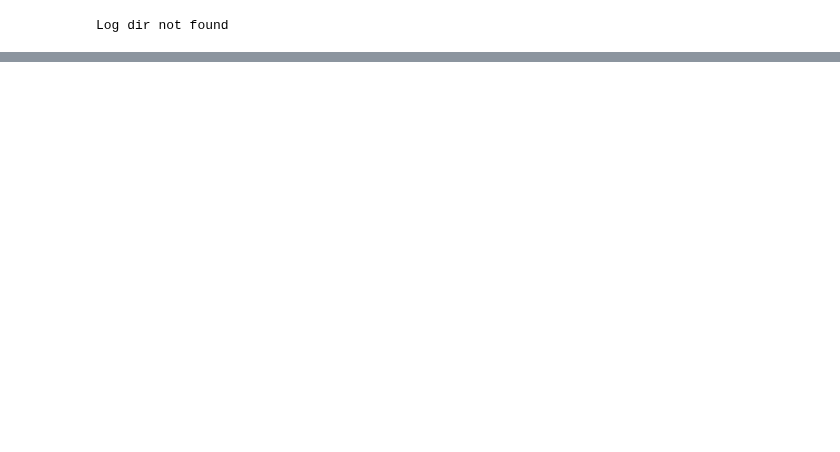
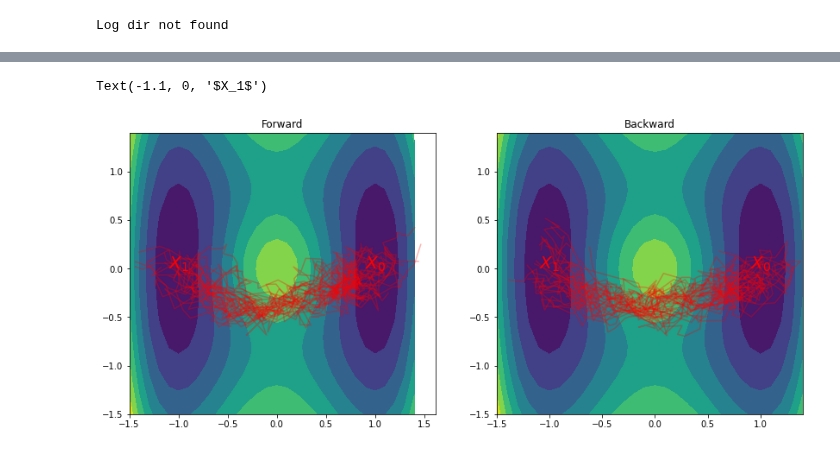
Before and after one commit to franciscovargas/GP_Sinkhorn, a Jupyter notebook: notebooks/Well-big-Wall.ipynb, the cells around one changed output, grey strips where cells are left out. Cells and saved outputs as stored; diff of their text form; code cells hidden in the pictures; blank space fills up the shorter version.

```diff
--- a/notebooks/Well-big-Wall.ipynb
+++ b/notebooks/Well-big-Wall.ipynb
@@ -174,0 +167,41 @@ HTML(animation.to_html5_video())
+# %%
+fig, (ax1, ax2) =  plt.subplots(1, 2,figsize=(14,6))
+
+M = result[-1][1]
+M2 = result[-1][3]
+for i in range(len(M)):
+
+    ax1.contourf(feature_x,feature_y,z)
+    ax2.contourf(feature_x,feature_y,z)
+
+    μ10 = M[i,:,0].detach()#.mean(axis=0)
+    μ11 = M[i,:,1].detach()#.mean(axis=0)
+#     σ10 = M[i,:,0].detach().std(axis=0)
+#     σ11 = M[i,:,1].detach().std(axis=0)
+
+    μ20 = M2[i,:,0].detach()#.mean(axis=0)
+    μ21 = M2[i,:,1].detach()#.mean(axis=0)
+#     σ20 = M2[i,:,0].detach().std(axis=0)
+#     σ21 = M2[i,:,1].detach().std(axis=0)
+
+    ax1.plot(μ10, μ11, alpha=.3, color="red")
+    ax2.plot(μ20, μ21, alpha=.3, color="red")
+
+# ax1.plot(μ10, μ11 + 2*σ11)
+
+# ax1.fill_between( μ11-2*σ11, μ11+2*σ11, alpha=.5)
+
+# ax2.fill_between(μ20-2*σ20, μ21+2*σ21, alpha=.5)
+
+
+
+ax1.set_title("Forward")
+ax2.set_title("Backward")
+
+ax1.text(0.9, 0, r'$X_0$', fontsize=20,color='red')
+ax2.text(0.9, 0, r'$X_0$', fontsize=20,color='red')
+ax1.text(-1.1, 0, r'$X_1$', fontsize=20,color='red')
+ax2.text(-1.1, 0, r'$X_1$', fontsize=20,color='red')
+# %% [output]
+Text(-1.1, 0, '$X_1$')
+[figure, added]
```
Also changed, not shown: parts of 7 cells of this notebook, 3 other files.
